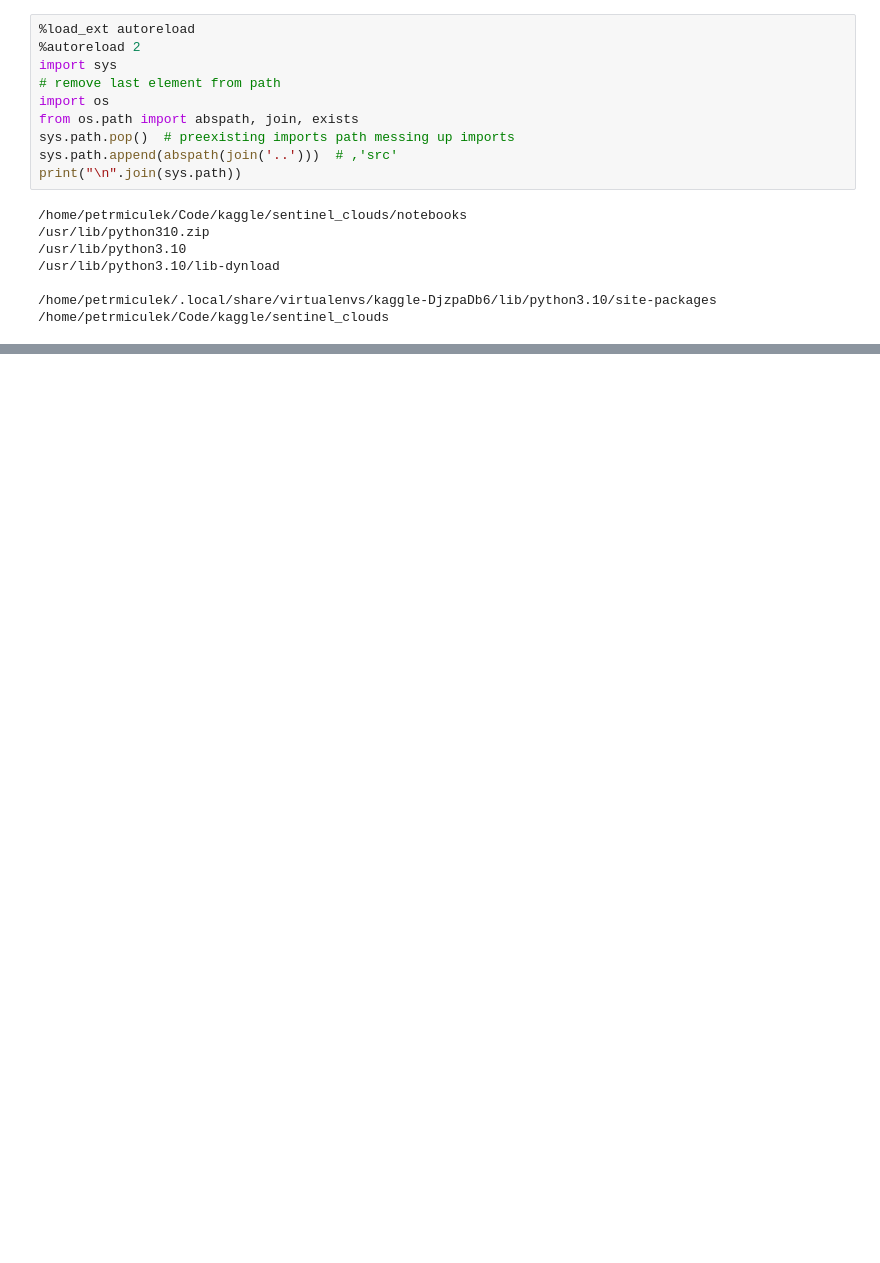
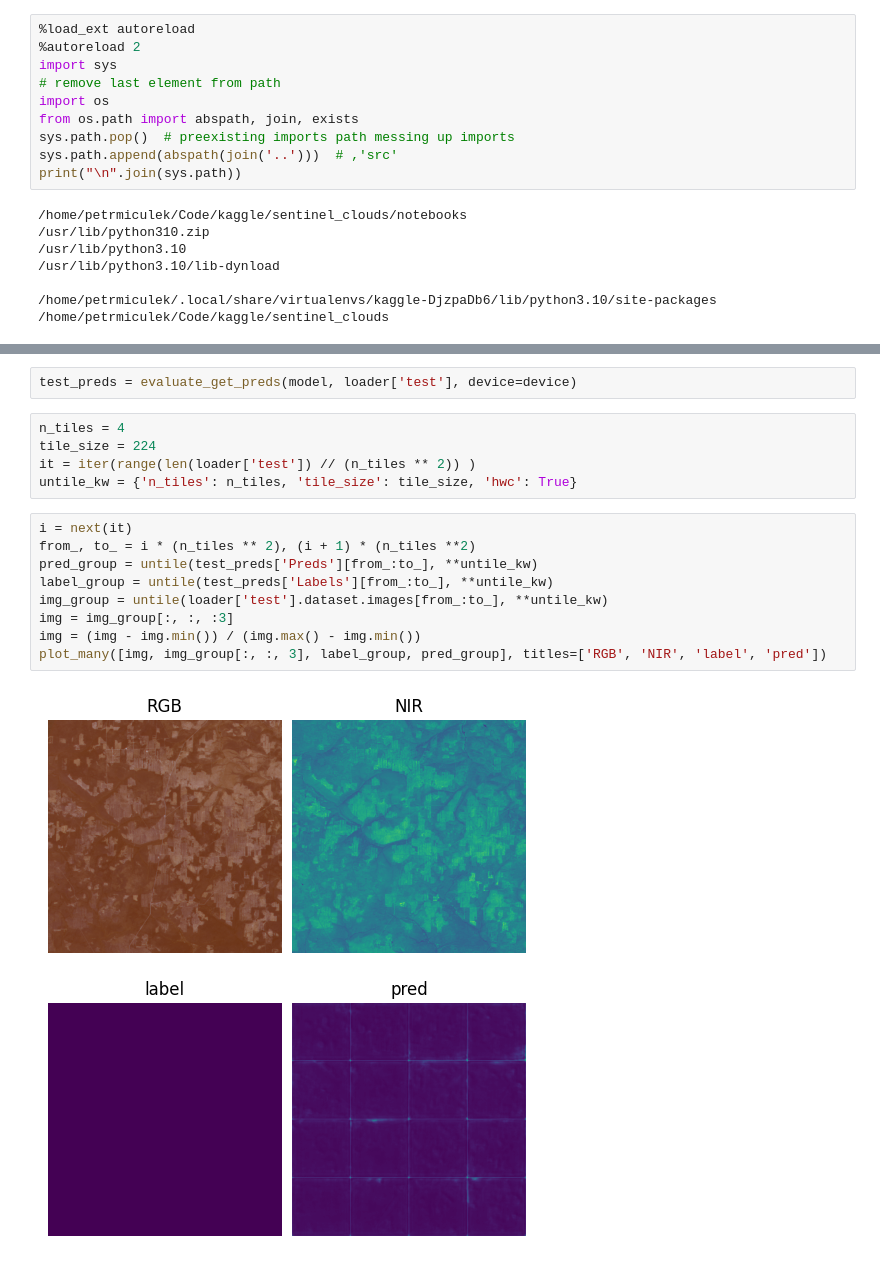
Before and after one commit to petrmiculek/sentinel-clouds, a Jupyter notebook: notebooks/eval.ipynb, the cells around one changed output, grey strips where cells are left out. Cells and saved outputs as stored; diff of their text form; blank space fills up the shorter version.

```diff
--- a/notebooks/eval.ipynb
+++ b/notebooks/eval.ipynb
@@ -109,0 +182,18 @@ model_summary.total_param_bytes, model_summary.total_params
+# %%
+test_preds = evaluate_get_preds(model, loader['test'], device=device)
+# %%
+n_tiles = 4
+tile_size = 224
+it = iter(range(len(loader['test']) // (n_tiles ** 2)) )
+untile_kw = {'n_tiles': n_tiles, 'tile_size': tile_size, 'hwc': True}
+# %%
+i = next(it)
+from_, to_ = i * (n_tiles ** 2), (i + 1) * (n_tiles **2)
+pred_group = untile(test_preds['Preds'][from_:to_], **untile_kw)
+label_group = untile(test_preds['Labels'][from_:to_], **untile_kw)
+img_group = untile(loader['test'].dataset.images[from_:to_], **untile_kw)
+img = img_group[:, :, :3]
+img = (img - img.min()) / (img.max() - img.min())
+plot_many([img, img_group[:, :, 3], label_group, pred_group], titles=['RGB', 'NIR', 'label', 'pred'])
+# %% [output]
+[figure, added]
```
Also changed, not shown: parts of 29 cells of this notebook, 7 other files.
